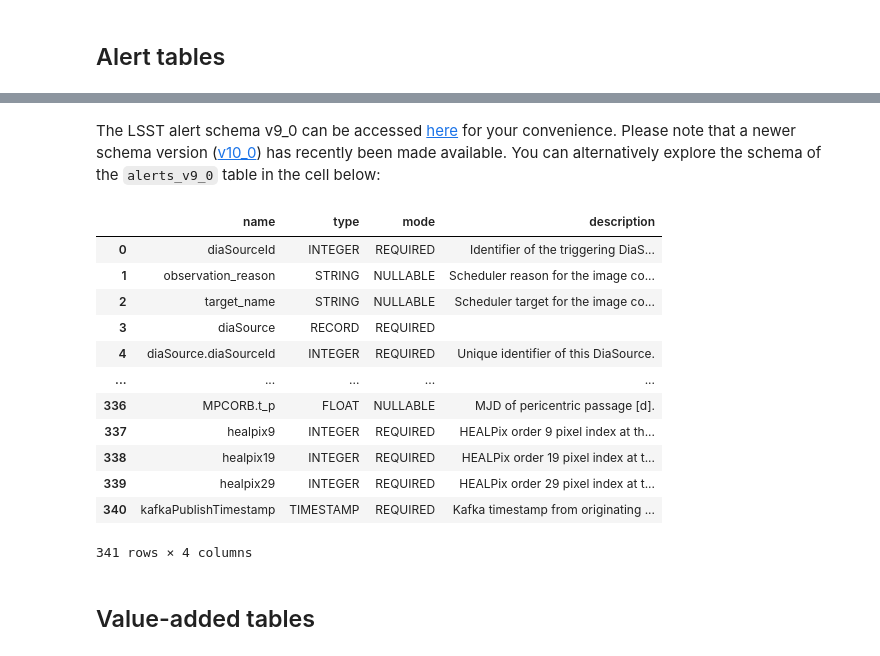
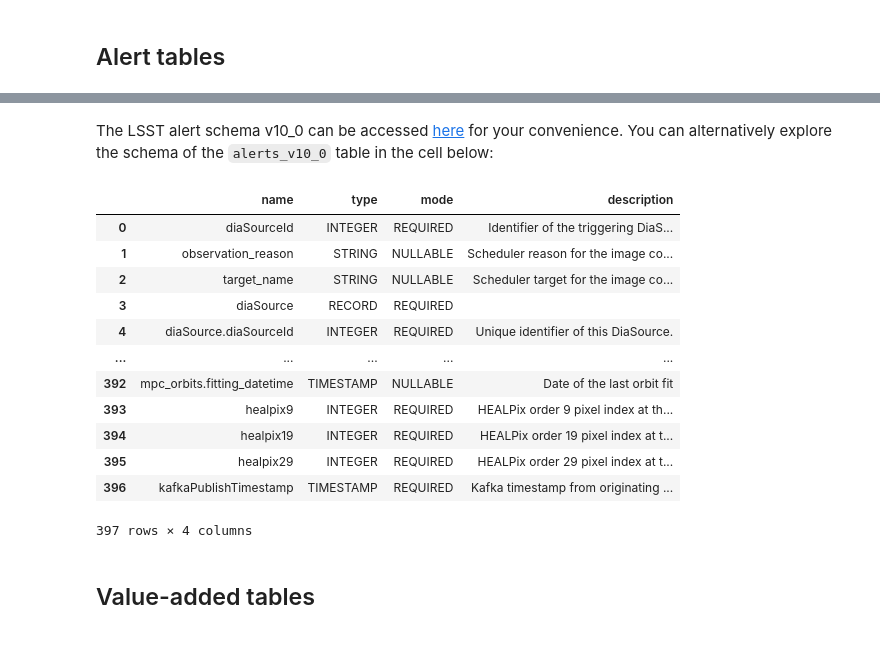
Before and after one commit to mwvgroup/pittgoogle-user-demos, a Jupyter notebook: bigquery/access_lsst_data.ipynb, the cells around one changed output, grey strips where cells are left out. Cells and saved outputs as stored; diff of their text form; code cells hidden in the pictures.

```diff
--- a/bigquery/access_simulated_lsst_data.ipynb
+++ b/bigquery/access_lsst_data.ipynb
@@ -11,11 +20,8 @@ The Pitt-Google Alert Broker's tabular alert and value-added alert data is store
 # %%
-import pandas as pd
-import numpy as np
-import matplotlib.pyplot as plt
 import pittgoogle
 
 # define the Pitt-Google Alert Broker's GCP project name
-pgb_project = pittgoogle.ProjectIds().pittgoogle
+pgb_project = "pitt-alert-broker"
 # %% [markdown]
 <a id="alert-tables"></a>
 ## Alert tables
@@ -34,24 +40,24 @@ The diagram below, obtained from Google's documentation on the [combination of c
 
 ![title](clustering-and-partitioning-tables.png)
 # %% [markdown]
-The LSST alert schema v9_0 can be accessed [here](https://github.com/lsst/alert_packet/tree/main/python/lsst/alert/packet/schema/9/0) for your convenience. Please note that a newer schema version ([v10_0](https://github.com/lsst/alert_packet/tree/main/python/lsst/alert/packet/schema/10/0)) has recently been made available. You can alternatively explore the schema of the `alerts_v9_0` table in the cell below:
+The LSST alert schema v10_0 can be accessed [here](https://github.com/lsst/alert_packet/tree/main/python/lsst/alert/packet/schema/10/0) for your convenience. You can alternatively explore the schema of the `alerts_v10_0` table in the cell below:
 # %%
-alerts_tbl = pittgoogle.bigquery.Table(name="alerts_v9_0", dataset="lsst_simulated", projectid=pgb_project)
+alerts_tbl = pittgoogle.bigquery.Table(name="alerts_v10_0", dataset="lsst", projectid=pgb_project)
 alerts_tbl.schema
 # %% [output]
 |  | name | type | mode | description |
 | 0 | diaSourceId | INTEGER | REQUIRED | Identifier of the triggering DiaS... |
 | 1 | observation_reason | STRING | NULLABLE | Scheduler reason for the image co... |
 | 2 | target_name | STRING | NULLABLE | Scheduler target for the image co... |
 | 3 | diaSource | RECORD | REQUIRED |  |
 | 4 | diaSource.diaSourceId | INTEGER | REQUIRED | Unique identifier of this DiaSource. |
 | ... | ... | ... | ... | ... |
-| 336 | MPCORB.t_p | FLOAT | NULLABLE | MJD of pericentric passage [d]. |
-| 337 | healpix9 | INTEGER | REQUIRED | HEALPix order 9 pixel index at th... |
-| 338 | healpix19 | INTEGER | REQUIRED | HEALPix order 19 pixel index at t... |
-| 339 | healpix29 | INTEGER | REQUIRED | HEALPix order 29 pixel index at t... |
-| 340 | kafkaPublishTimestamp | TIMESTAMP | REQUIRED | Kafka timestamp from originating ... |
+| 392 | mpc_orbits.fitting_datetime | TIMESTAMP | NULLABLE | Date of the last orbit fit |
+| 393 | healpix9 | INTEGER | REQUIRED | HEALPix order 9 pixel index at th... |
+| 394 | healpix19 | INTEGER | REQUIRED | HEALPix order 19 pixel index at t... |
+| 395 | healpix29 | INTEGER | REQUIRED | HEALPix order 29 pixel index at t... |
+| 396 | kafkaPublishTimestamp | TIMESTAMP | REQUIRED | Kafka timestamp from originating ... |
-341 rows × 4 columns
+397 rows × 4 columns
 # %% [markdown]
 <a id="value-added-tables"></a>
 ## Value-added tables
```
Also changed, not shown: parts of 10 cells of this notebook.
